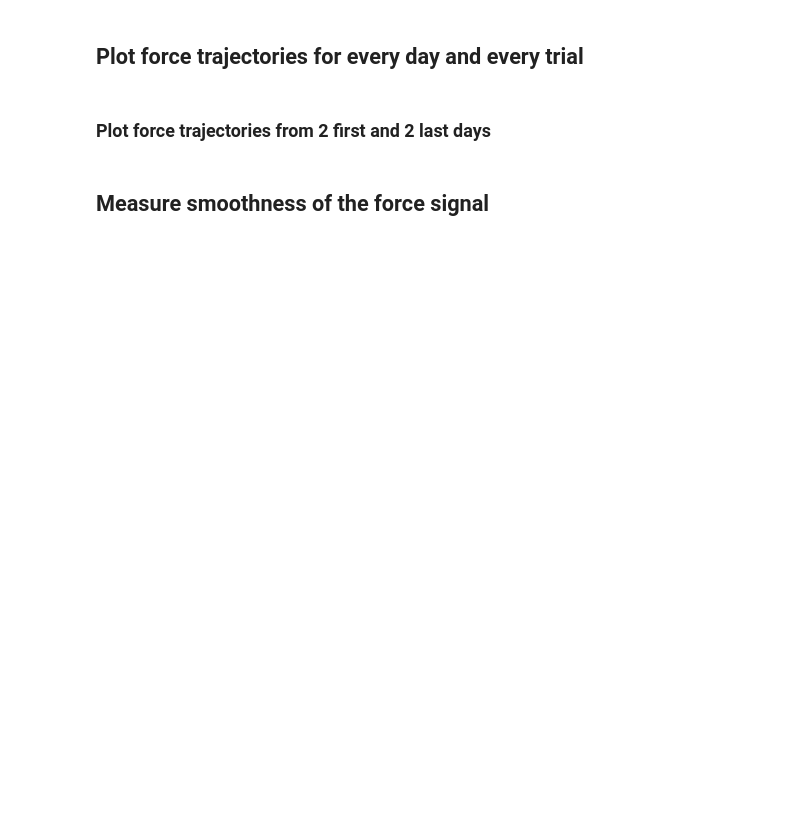
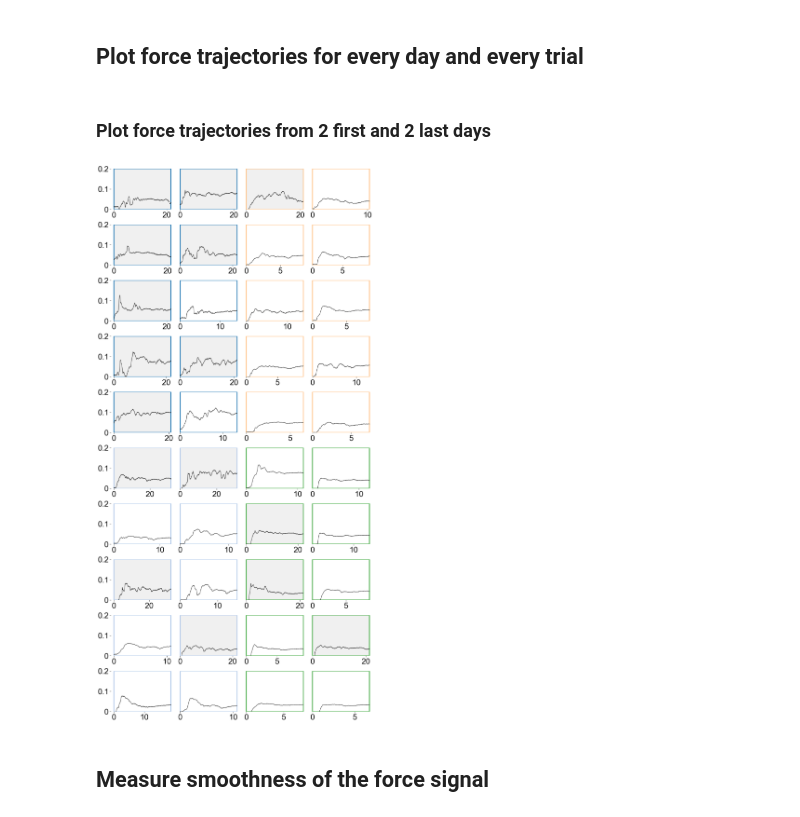
Before and after one commit to natmtc/flexible-motoneuron-control, a Jupyter notebook: Notebooks/Experimental_data_analysis.ipynb, the cells around one changed output. Saved outputs shown, nothing was run; the diff lists cells and outputs as text; code cells hidden in the pictures; blank space fills up the shorter version.

```diff
--- a/Notebooks/Experimental_data_analysis.ipynb
+++ b/Notebooks/Experimental_data_analysis.ipynb
@@ -156,8 +158,10 @@ session_files7 = {
 # %% [markdown]
 ### Plot force trajectories from 2 first and 2 last days
 # %%
-# from utils.functions_analysis_online_control_exp.force_trajectories import *
-# plot_force_trials_block(directory_path="/Users/nmt121/Desktop/DATA/S7",save_path="/Users/nmt121/Desktop/Figures/S7force.pdf")
+from utils.functions_analysis_online_control_exp.force_trajectories import *
+plot_force_trials_block(directory_path="/Users/nmt121/Desktop/DATA/S2",save_path="/Users/nmt121/Desktop/S2force.pdf")
+# %% [output]
+[figure, added]
 # %% [markdown]
 ## Measure smoothness of the force signal
 # %%
```
Also changed, not shown: parts of 21 cells of this notebook, 3 other files.
